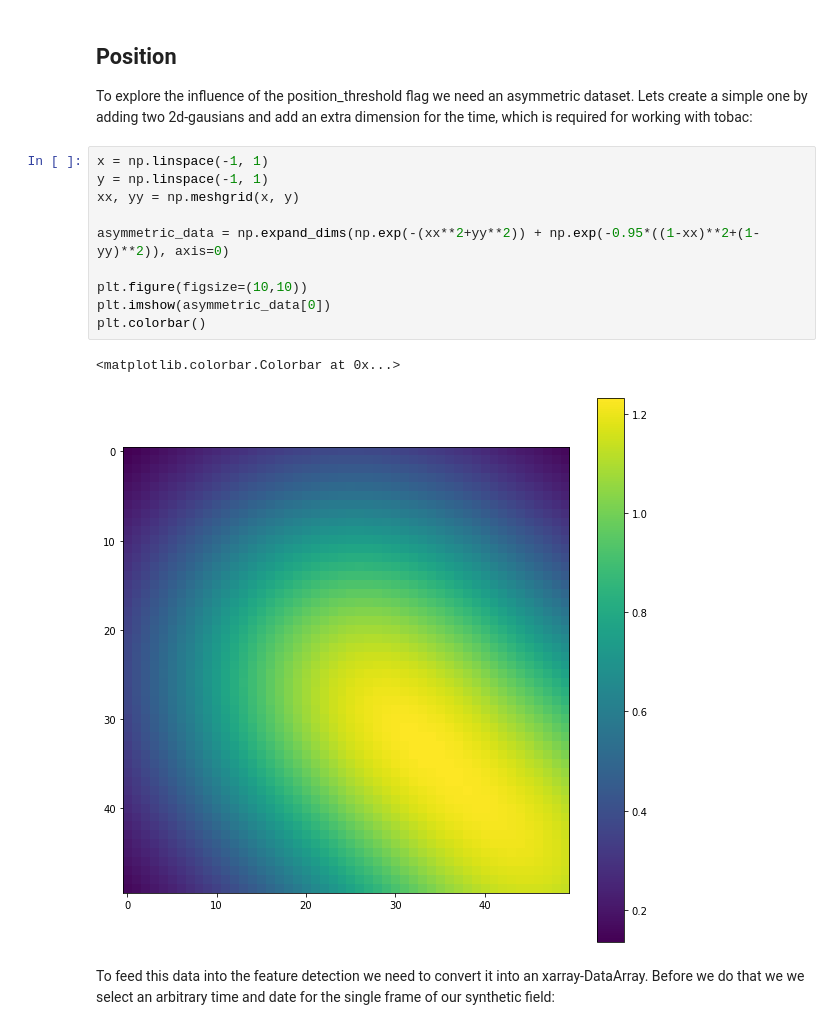
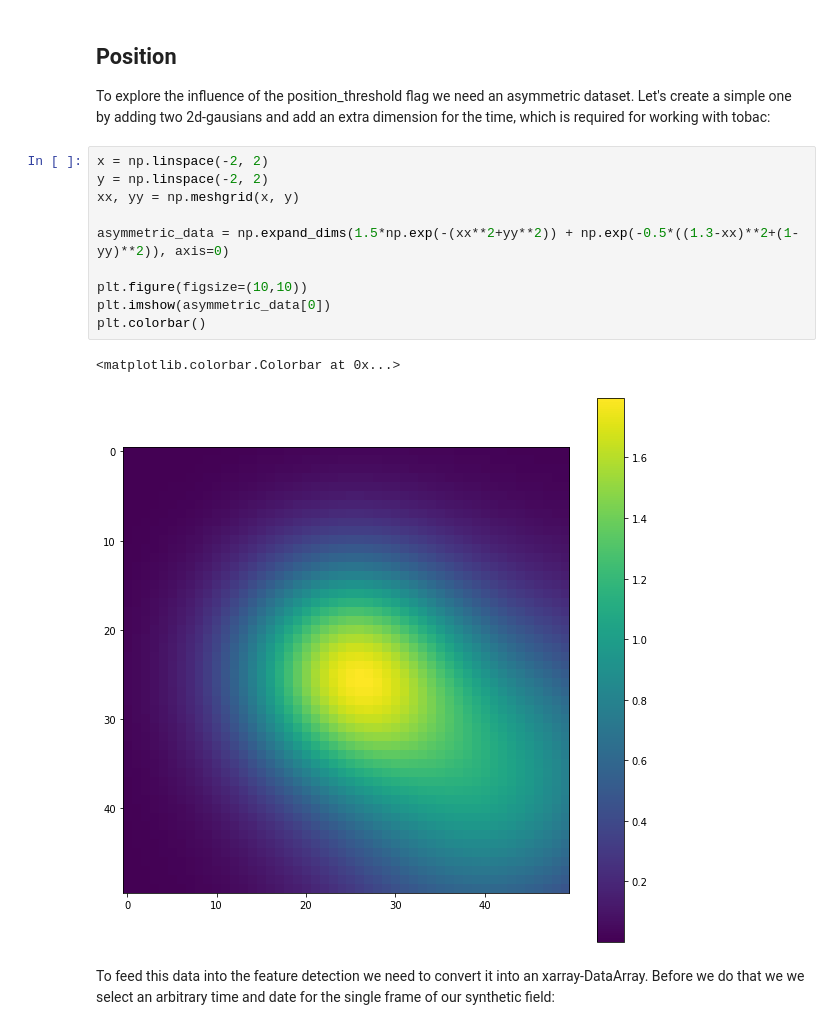
Before and after one commit to tobac-project/tobac-tutorials, a Jupyter notebook: tutorials/Tutorials/features.ipynb, the cells around one changed output. Drawn from its saved outputs; the diff is of its cells as text.

```diff
--- a/tutorials/Tutorials/features.ipynb
+++ b/tutorials/Tutorials/features.ipynb
@@ -104,20 +58,20 @@ plt.colorbar(label = 'threshold', ticks = [9, 14, 17])
 # %% [markdown]
 ## Position
 
-To explore the influence of the position_threshold flag we need an asymmetric dataset. Lets create a simple one by adding two 2d-gausians and add an extra dimension for the time, which is required for working with tobac:
+To explore the influence of the position_threshold flag we need an asymmetric dataset. Let's create a simple one by adding two 2d-gausians and add an extra dimension for the time, which is required for working with tobac:
 # %%
-x = np.linspace(-1, 1)
-y = np.linspace(-1, 1)
+x = np.linspace(-2, 2)
+y = np.linspace(-2, 2)
 xx, yy = np.meshgrid(x, y)
 
-asymmetric_data = np.expand_dims(np.exp(-(xx**2+yy**2)) + np.exp(-0.95*((1-xx)**2+(1-yy)**2)), axis=0)
+asymmetric_data = np.expand_dims(1.5*np.exp(-(xx**2+yy**2)) + np.exp(-0.5*((1.3-xx)**2+(1-yy)**2)), axis=0)
 
 plt.figure(figsize=(10,10))
 plt.imshow(asymmetric_data[0])
 plt.colorbar()
 # %% [output]
 <matplotlib.colorbar.Colorbar at 0x...>
-[figure, old version]
+[figure, new version]
 # %% [markdown]
 To feed this data into the feature detection we need to convert it into an xarray-DataArray. Before we do that we we select an arbitrary time and date for the single frame of our synthetic field:
 # %%
```
Also changed, not shown: parts of 17 cells of this notebook, 1 other file.
